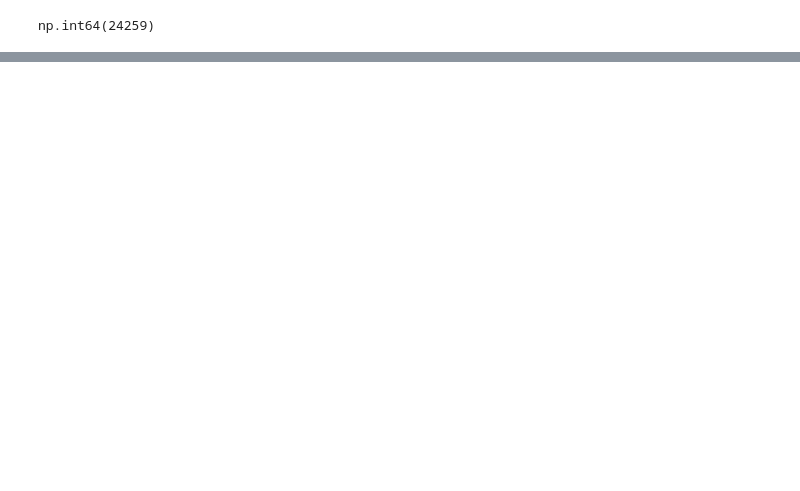
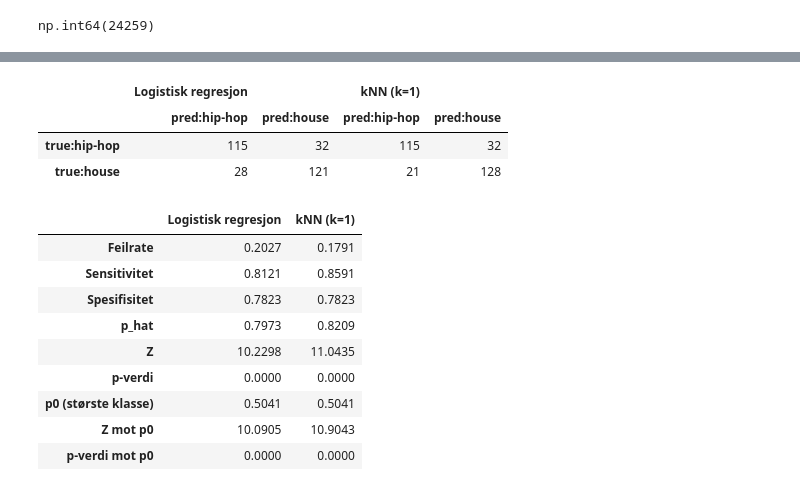
Before and after one commit to ULRlK/Statistikk-Prosjekt, a Jupyter notebook: klassifikasjon.ipynb, the cells around one changed output, grey strips where cells are left out. Saved outputs shown, nothing was run; the diff lists cells and outputs as text; code cells hidden in the pictures; blank space fills up the shorter version.

```diff
--- a/klassifikasjon.ipynb
+++ b/klassifikasjon.ipynb
@@ -222,0 +373,20 @@ samlet.round(4)
+# %%
+# Forvirringsmatriser og mål på testsettet
+r = res_hiphop
+display(pd.concat({'Logistisk regresjon': r['konf']['LR'], f"kNN (k={r['k']})": r['konf']['KNN']}, axis=1))
+pd.DataFrame({'Logistisk regresjon': r['LR'], f"kNN (k={r['k']})": r['KNN']}).round(4)
+# %% [output]
+|  | Logistisk regresjon |  | kNN (k=1) |  |
+|  | pred:hip-hop | pred:house | pred:hip-hop | pred:house |
+| true:hip-hop | 115 | 32 | 115 | 32 |
+| true:house | 28 | 121 | 21 | 128 |
+|  | Logistisk regresjon | kNN (k=1) |
+| Feilrate | 0.2027 | 0.1791 |
+| Sensitivitet | 0.8121 | 0.8591 |
+| Spesifisitet | 0.7823 | 0.7823 |
+| p_hat | 0.7973 | 0.8209 |
+| Z | 10.2298 | 11.0435 |
+| p-verdi | 0.0000 | 0.0000 |
+| p0 (største klasse) | 0.5041 | 0.5041 |
+| Z mot p0 | 10.0905 | 10.9043 |
+| p-verdi mot p0 | 0.0000 | 0.0000 |
```
Also changed, not shown: parts of 45 cells of this notebook, 1 other file.
